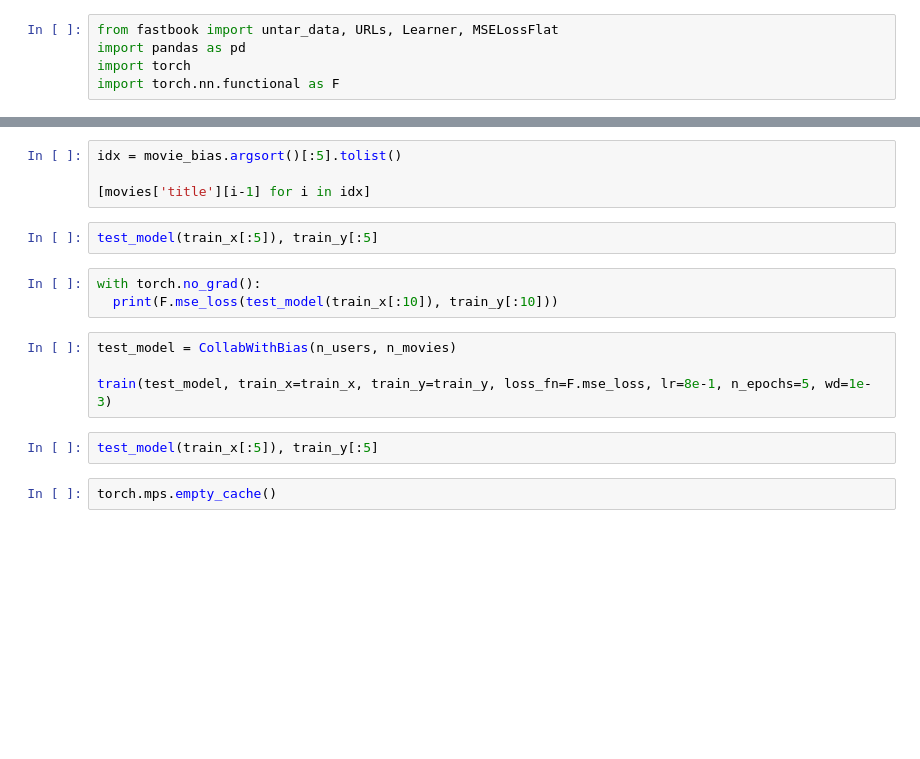
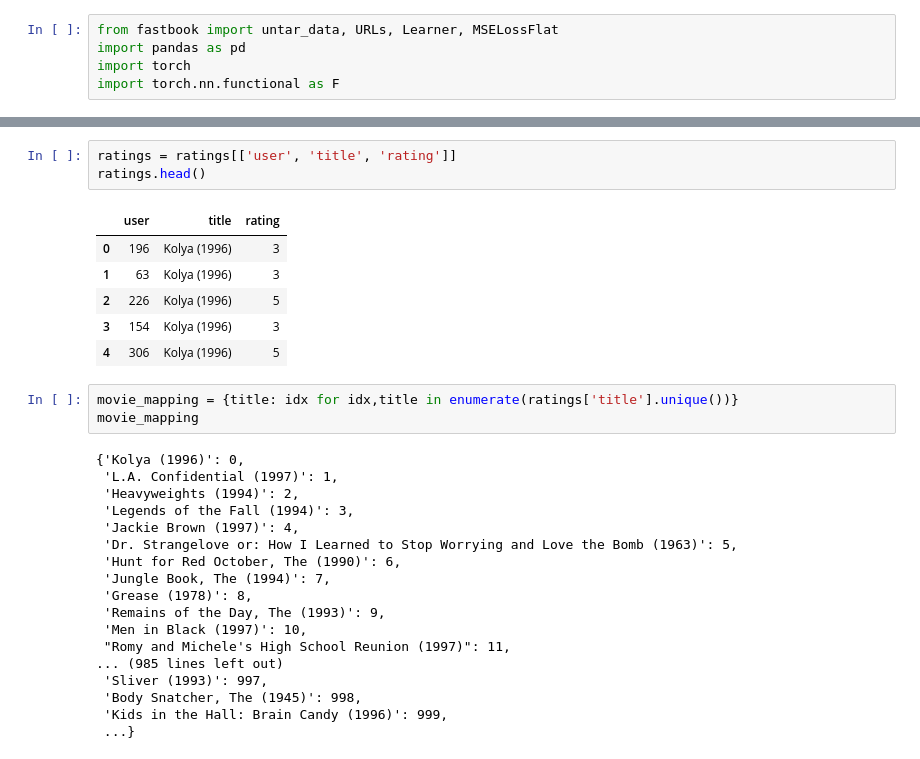
Before and after one commit to modsoussi/fastai, a Jupyter notebook: my_notebooks/collab_from_scratch.ipynb, the cells around one changed output, grey strips where cells are left out. Drawn from its saved outputs; the diff is of its cells as text; blank space fills up the shorter version.

Commit message:
simpler collab

```diff
--- a/my_notebooks/collab_from_scratch.ipynb
+++ b/my_notebooks/collab_from_scratch.ipynb
@@ -205,17 +44,31 @@ movie_bias
-# %%
-idx = movie_bias.argsort()[:5].tolist()
-
-[movies['title'][i-1] for i in idx]
-# %%
-test_model(train_x[:5]), train_y[:5]
-# %%
-with torch.no_grad():
-  print(F.mse_loss(test_model(train_x[:10]), train_y[:10]))
-# %%
-test_model = CollabWithBias(n_users, n_movies)
-
-train(test_model, train_x=train_x, train_y=train_y, loss_fn=F.mse_loss, lr=8e-1, n_epochs=5, wd=1e-3)
-# %%
-test_model(train_x[:5]), train_y[:5]
-# %%
-torch.mps.empty_cache()
+# %%
+ratings = ratings[['user', 'title', 'rating']]
+ratings.head()
+# %% [output]
+|  | user | title | rating |
+| 0 | 196 | Kolya (1996) | 3 |
+| 1 | 63 | Kolya (1996) | 3 |
+| 2 | 226 | Kolya (1996) | 5 |
+| 3 | 154 | Kolya (1996) | 3 |
+| 4 | 306 | Kolya (1996) | 5 |
+# %%
+movie_mapping = {title: idx for idx,title in enumerate(ratings['title'].unique())}
+movie_mapping
+# %% [output]
+{'Kolya (1996)': 0,
+ 'L.A. Confidential (1997)': 1,
+ 'Heavyweights (1994)': 2,
+ 'Legends of the Fall (1994)': 3,
+ 'Jackie Brown (1997)': 4,
+ 'Dr. Strangelove or: How I Learned to Stop Worrying and Love the Bomb (1963)': 5,
+ 'Hunt for Red October, The (1990)': 6,
+ 'Jungle Book, The (1994)': 7,
+ 'Grease (1978)': 8,
+ 'Remains of the Day, The (1993)': 9,
+ 'Men in Black (1997)': 10,
+ "Romy and Michele's High School Reunion (1997)": 11,
+... (985 lines left out)
+ 'Sliver (1993)': 997,
+ 'Body Snatcher, The (1945)': 998,
+ 'Kids in the Hall: Brain Candy (1996)': 999,
+ ...}
```
Also changed, not shown: parts of 41 cells of this notebook.
